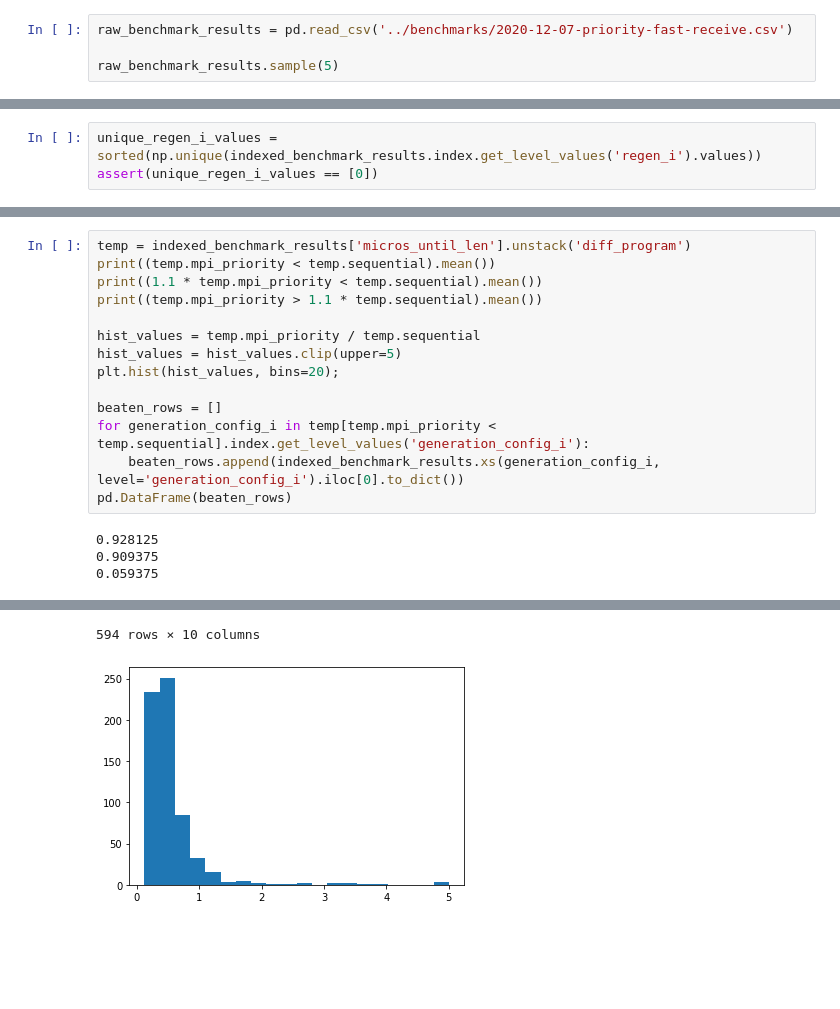
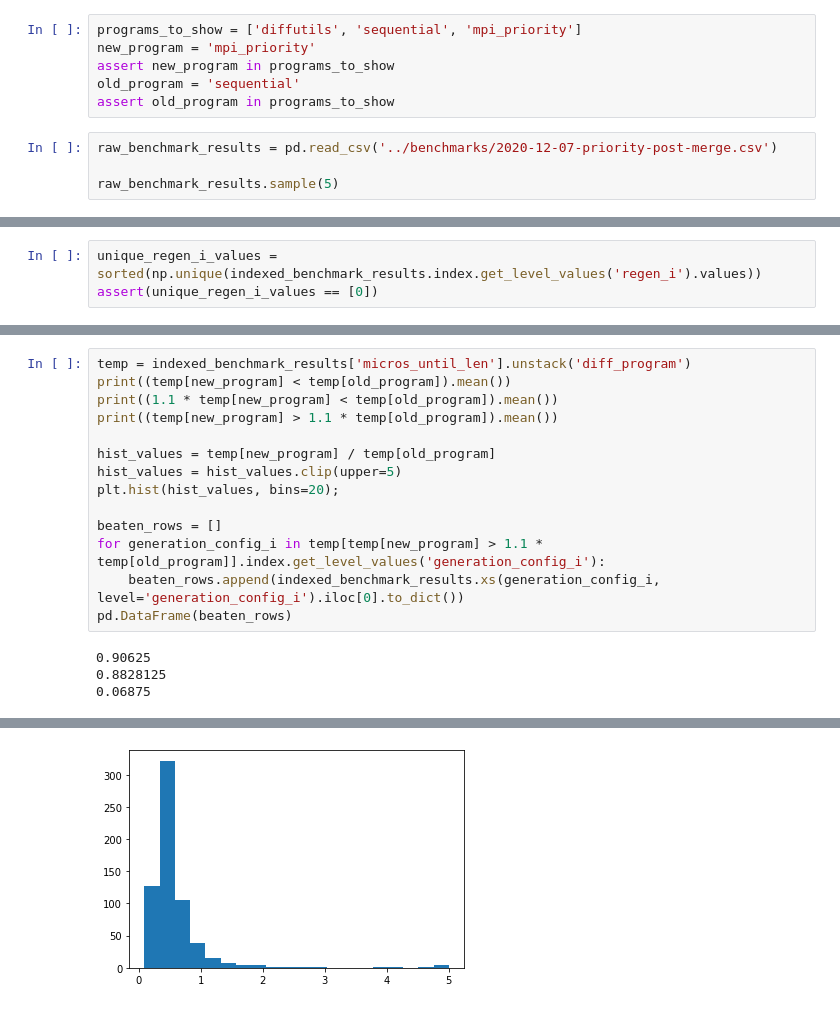
Before and after one commit to tehwalris/mpi-myers-diff, a Jupyter notebook: notebooks/benchmark_analysis_priority.ipynb, the cells around one changed output, grey strips where cells are left out. Cells and saved outputs as stored; diff of their text form; blank space fills up the shorter version.

Commit message:
Benchmark "mpi_priority" again after merge

```diff
--- a/notebooks/benchmark_analysis_priority.ipynb
+++ b/notebooks/benchmark_analysis_priority.ipynb
@@ -3,8 +3,14 @@ import numpy as np
 import pandas as pd
 from matplotlib import pyplot as plt
 import seaborn as sns
+# %%
+programs_to_show = ['diffutils', 'sequential', 'mpi_priority']
+new_program = 'mpi_priority'
+assert new_program in programs_to_show
+old_program = 'sequential'
+assert old_program in programs_to_show
 # %%
-raw_benchmark_results = pd.read_csv('../benchmarks/2020-12-07-priority-fast-receive.csv')
+raw_benchmark_results = pd.read_csv('../benchmarks/2020-12-07-priority-post-merge.csv')
 
 raw_benchmark_results.sample(5)
 # %% [output]
@@ -100,21 +89,21 @@ temp.plot(ax=ax[0]);
 # %%
 temp = indexed_benchmark_results['micros_until_len'].unstack('diff_program')
-print((temp.mpi_priority < temp.sequential).mean())
-print((1.1 * temp.mpi_priority < temp.sequential).mean())
-print((temp.mpi_priority > 1.1 * temp.sequential).mean())
+print((temp[new_program] < temp[old_program]).mean())
+print((1.1 * temp[new_program] < temp[old_program]).mean())
+print((temp[new_program] > 1.1 * temp[old_program]).mean())
 
-hist_values = temp.mpi_priority / temp.sequential
+hist_values = temp[new_program] / temp[old_program]
 hist_values = hist_values.clip(upper=5)
 plt.hist(hist_values, bins=20);
 
 beaten_rows = []
-for generation_config_i in temp[temp.mpi_priority < temp.sequential].index.get_level_values('generation_config_i'):
+for generation_config_i in temp[temp[new_program] > 1.1 * temp[old_program]].index.get_level_values('generation_config_i'):
     beaten_rows.append(indexed_benchmark_results.xs(generation_config_i, level='generation_config_i').iloc[0].to_dict())
 pd.DataFrame(beaten_rows)
 # %% [output]
-0.928125
-0.909375
-0.059375
+0.90625
+0.8828125
+0.06875
 |  | input_strategy | input_length_1 | input_change_strength | input_chunkiness | input_distribution | mpi_procs | ... |
 | 0 | add | 2000 | 0.2 | 0.0 | zipf | 8.0 | ... |
 | 1 | add | 2000 | 0.2 | 0.0 | zipf | 8.0 | ... |
@@ -130,2 +124 @@ pd.DataFrame(beaten_rows)
-594 rows × 10 columns
-[figure, old version]
+[figure, new version]
```
Also changed, not shown: parts of 7 cells of this notebook, 1 other file.
